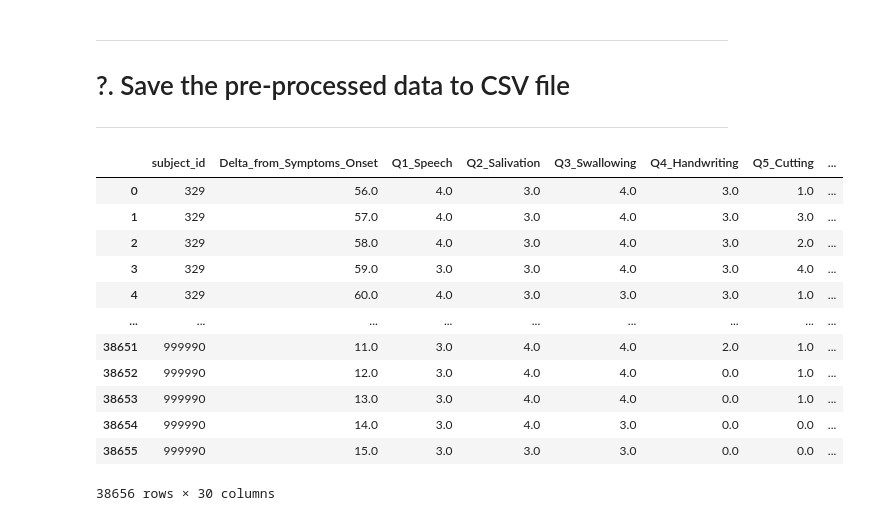
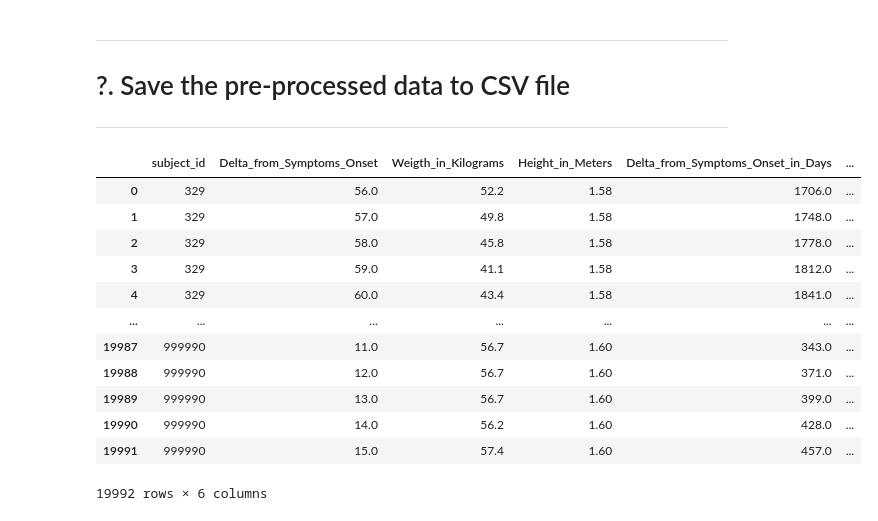
Before and after one commit to fabianopapaiz/als_prognosis_using_ensemble_imbalance, a Jupyter notebook: 02_ETL/02.01 - Preprocess raw data.ipynb, the cells around one changed output. Cells and saved outputs as stored; diff of their text form; code cells hidden in the pictures.

```diff
--- a/02_ETL/02.01 - Preprocess raw data.ipynb
+++ b/02_ETL/02.01 - Preprocess raw data.ipynb
@@ -573,19 +597,19 @@ utils.save_to_csv(df=df, csv_file=csv_dest)
 dir_data = os.path.abspath('../03_preprocessed_data/')
 csv_patient = f'{dir_data}/patient.csv'
 df = utils.read_csv(csv_file=csv_patient)
-# %%
-df_alsfrs
-# %% [output]
-|  | subject_id | Delta_from_Symptoms_Onset | Q1_Speech | Q2_Salivation | Q3_Swallowing | Q4_Handwriting | Q5_Cutting | ... |
-| 0 | 329 | 56.0 | 4.0 | 3.0 | 4.0 | 3.0 | 1.0 | ... |
-| 1 | 329 | 57.0 | 4.0 | 3.0 | 4.0 | 3.0 | 3.0 | ... |
-| 2 | 329 | 58.0 | 4.0 | 3.0 | 4.0 | 3.0 | 2.0 | ... |
-| 3 | 329 | 59.0 | 3.0 | 3.0 | 4.0 | 3.0 | 4.0 | ... |
-| 4 | 329 | 60.0 | 4.0 | 3.0 | 3.0 | 3.0 | 1.0 | ... |
-| ... | ... | ... | ... | ... | ... | ... | ... | ... |
-| 38651 | 999990 | 11.0 | 3.0 | 4.0 | 4.0 | 2.0 | 1.0 | ... |
-| 38652 | 999990 | 12.0 | 3.0 | 4.0 | 4.0 | 0.0 | 1.0 | ... |
-| 38653 | 999990 | 13.0 | 3.0 | 4.0 | 4.0 | 0.0 | 1.0 | ... |
-| 38654 | 999990 | 14.0 | 3.0 | 4.0 | 3.0 | 0.0 | 0.0 | ... |
-| 38655 | 999990 | 15.0 | 3.0 | 3.0 | 3.0 | 0.0 | 0.0 | ... |
-38656 rows × 30 columns
+# %%
+df_bmi
+# %% [output]
+|  | subject_id | Delta_from_Symptoms_Onset | Weigth_in_Kilograms | Height_in_Meters | Delta_from_Symptoms_Onset_in_Days | ... |
+| 0 | 329 | 56.0 | 52.2 | 1.58 | 1706.0 | ... |
+| 1 | 329 | 57.0 | 49.8 | 1.58 | 1748.0 | ... |
+| 2 | 329 | 58.0 | 45.8 | 1.58 | 1778.0 | ... |
+| 3 | 329 | 59.0 | 41.1 | 1.58 | 1812.0 | ... |
+| 4 | 329 | 60.0 | 43.4 | 1.58 | 1841.0 | ... |
+| ... | ... | ... | ... | ... | ... | ... |
+| 19987 | 999990 | 11.0 | 56.7 | 1.60 | 343.0 | ... |
+| 19988 | 999990 | 12.0 | 56.7 | 1.60 | 371.0 | ... |
+| 19989 | 999990 | 13.0 | 56.7 | 1.60 | 399.0 | ... |
+| 19990 | 999990 | 14.0 | 56.2 | 1.60 | 428.0 | ... |
+| 19991 | 999990 | 15.0 | 57.4 | 1.60 | 457.0 | ... |
+19992 rows × 6 columns
```
Also changed, not shown: parts of 7 cells of this notebook, 4 other files.
